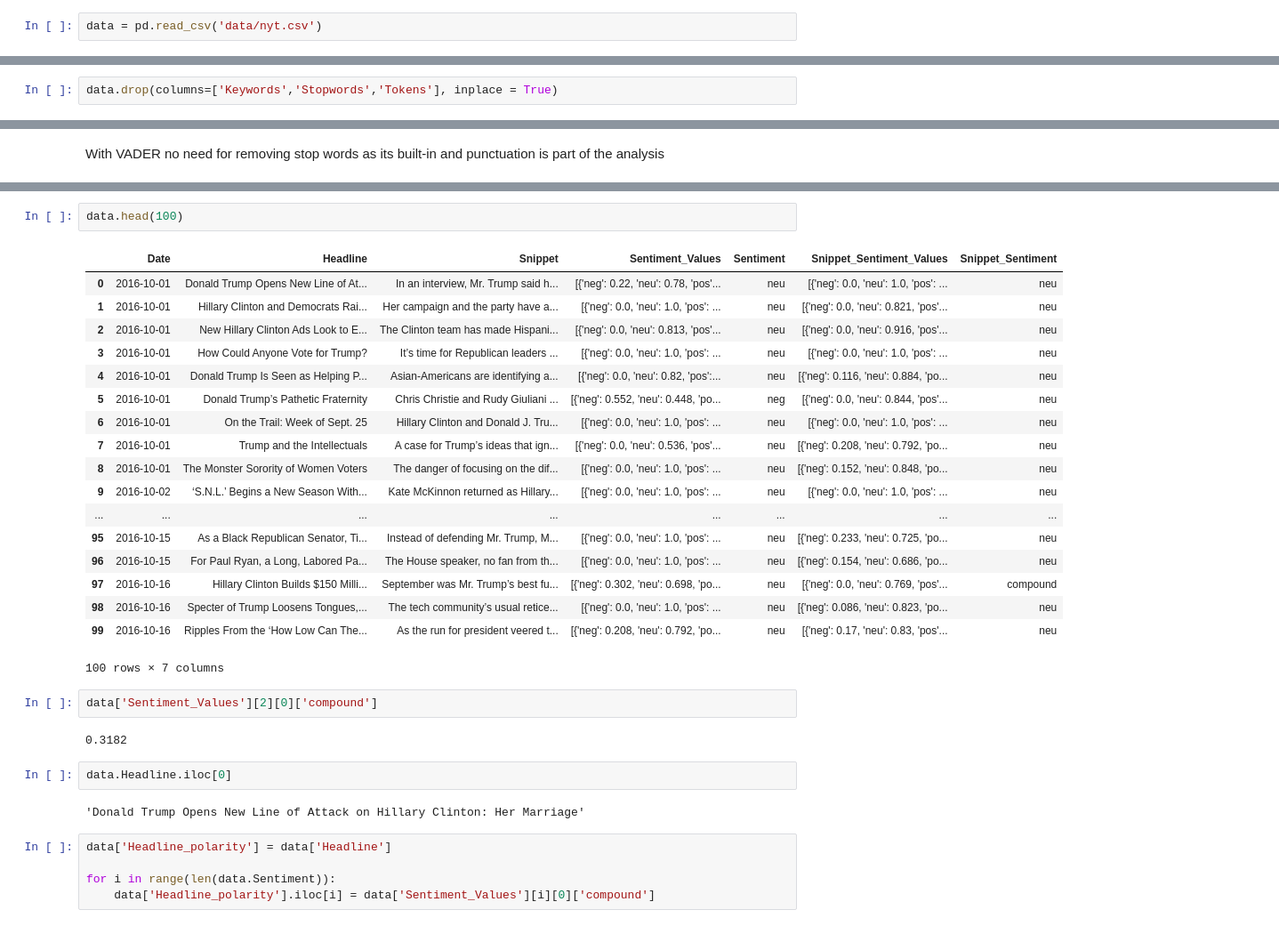
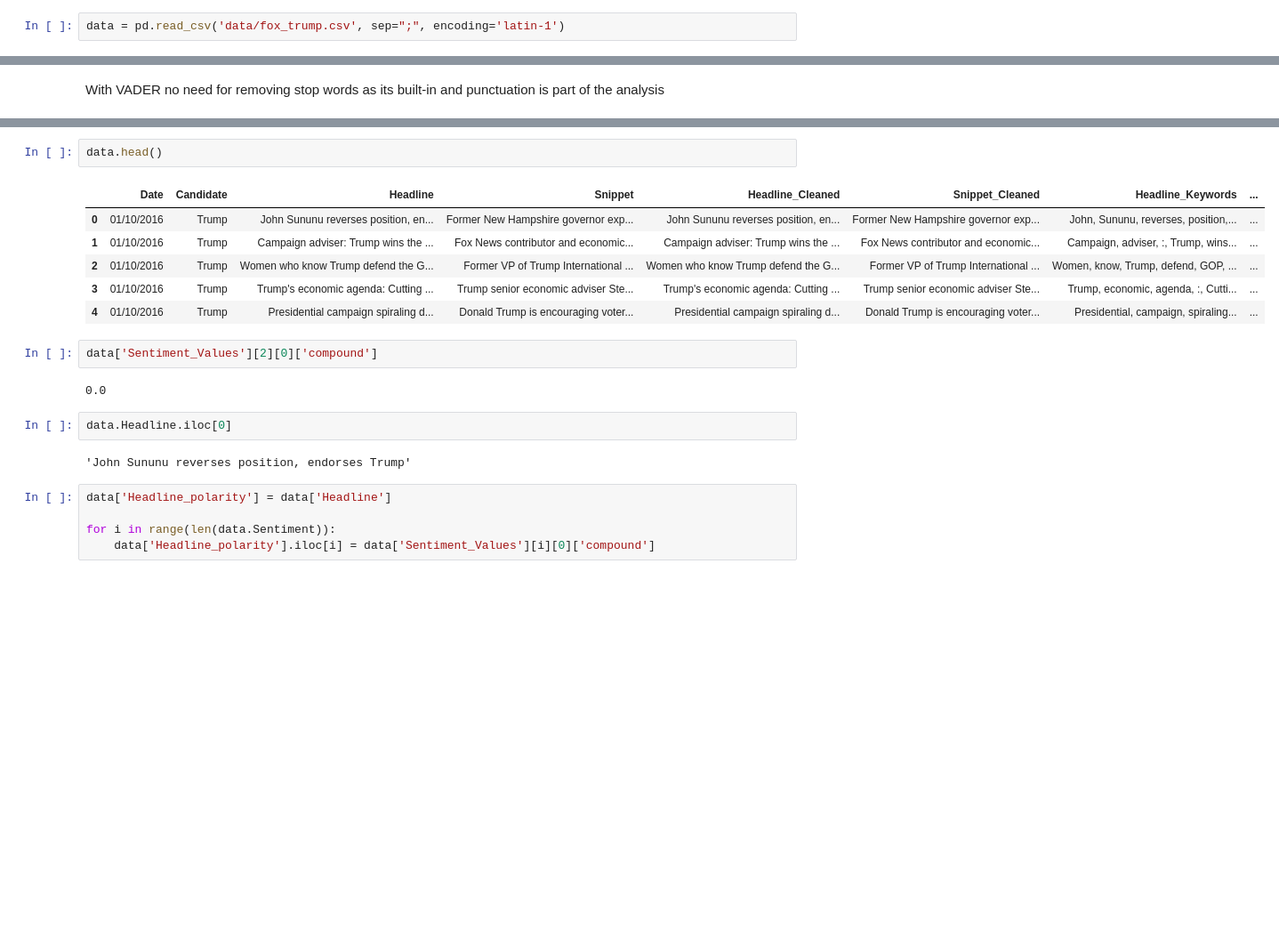
Before and after one commit to peterfnc/news_sentiment, a Jupyter notebook: NLP_Pipeline.ipynb, the cells around one changed output, grey strips where cells are left out. Shown at 89% size. Drawn from its saved outputs; the diff is of its cells as text; blank space fills up the shorter version.

Commit message:
Fox News data added

```diff
--- a/NLP_Pipeline.ipynb
+++ b/NLP_Pipeline.ipynb
@@ -36,7 +36,7 @@ display(HTML(data="""
 # %% [markdown]
 # Import Data
 # %%
-data = pd.read_csv('data/nyt.csv')
+data = pd.read_csv('data/fox_trump.csv', sep=";", encoding='latin-1')
 # %%
 data.head()
 # %% [output]
@@ -216,5 +219,3 @@ data.head()
-# %%
-data.drop(columns=['Keywords','Stopwords','Tokens'], inplace = True)
 # %% [markdown]
 # Sentiment
 # %% [markdown]
@@ -330,32 +327,20 @@ Her campaign and the party have a combined cash reserve of $150 million, setting
 # %%
-data.head(100)
+data.head()
 # %% [output]
-|  | Date | Headline | Snippet | Sentiment_Values | Sentiment | Snippet_Sentiment_Values | Snippet_Sentiment |
-| 0 | 2016-10-01 | Donald Trump Opens New Line of At... | In an interview, Mr. Trump said h... | [{'neg': 0.22, 'neu': 0.78, 'pos'... | neu | [{'neg': 0.0, 'neu': 1.0, 'pos': ... | neu |
-| 1 | 2016-10-01 | Hillary Clinton and Democrats Rai... | Her campaign and the party have a... | [{'neg': 0.0, 'neu': 1.0, 'pos': ... | neu | [{'neg': 0.0, 'neu': 0.821, 'pos'... | neu |
-| 2 | 2016-10-01 | New Hillary Clinton Ads Look to E... | The Clinton team has made Hispani... | [{'neg': 0.0, 'neu': 0.813, 'pos'... | neu | [{'neg': 0.0, 'neu': 0.916, 'pos'... | neu |
-| 3 | 2016-10-01 | How Could Anyone Vote for Trump? | It’s time for Republican leaders ... | [{'neg': 0.0, 'neu': 1.0, 'pos': ... | neu | [{'neg': 0.0, 'neu': 1.0, 'pos': ... | neu |
-| 4 | 2016-10-01 | Donald Trump Is Seen as Helping P... | Asian-Americans are identifying a... | [{'neg': 0.0, 'neu': 0.82, 'pos':... | neu | [{'neg': 0.116, 'neu': 0.884, 'po... | neu |
-| 5 | 2016-10-01 | Donald Trump’s Pathetic Fraternity | Chris Christie and Rudy Giuliani ... | [{'neg': 0.552, 'neu': 0.448, 'po... | neg | [{'neg': 0.0, 'neu': 0.844, 'pos'... | neu |
-| 6 | 2016-10-01 | On the Trail: Week of Sept. 25 | Hillary Clinton and Donald J. Tru... | [{'neg': 0.0, 'neu': 1.0, 'pos': ... | neu | [{'neg': 0.0, 'neu': 1.0, 'pos': ... | neu |
-| 7 | 2016-10-01 | Trump and the Intellectuals | A case for Trump’s ideas that ign... | [{'neg': 0.0, 'neu': 0.536, 'pos'... | neu | [{'neg': 0.208, 'neu': 0.792, 'po... | neu |
-| 8 | 2016-10-01 | The Monster Sorority of Women Voters | The danger of focusing on the dif... | [{'neg': 0.0, 'neu': 1.0, 'pos': ... | neu | [{'neg': 0.152, 'neu': 0.848, 'po... | neu |
-| 9 | 2016-10-02 | ‘S.N.L.’ Begins a New Season With... | Kate McKinnon returned as Hillary... | [{'neg': 0.0, 'neu': 1.0, 'pos': ... | neu | [{'neg': 0.0, 'neu': 1.0, 'pos': ... | neu |
-| ... | ... | ... | ... | ... | ... | ... | ... |
-| 95 | 2016-10-15 | As a Black Republican Senator, Ti... | Instead of defending Mr. Trump, M... | [{'neg': 0.0, 'neu': 1.0, 'pos': ... | neu | [{'neg': 0.233, 'neu': 0.725, 'po... | neu |
-| 96 | 2016-10-15 | For Paul Ryan, a Long, Labored Pa... | The House speaker, no fan from th... | [{'neg': 0.0, 'neu': 1.0, 'pos': ... | neu | [{'neg': 0.154, 'neu': 0.686, 'po... | neu |
-| 97 | 2016-10-16 | Hillary Clinton Builds $150 Milli... | September was Mr. Trump’s best fu... | [{'neg': 0.302, 'neu': 0.698, 'po... | neu | [{'neg': 0.0, 'neu': 0.769, 'pos'... | compound |
-| 98 | 2016-10-16 | Specter of Trump Loosens Tongues,... | The tech community’s usual retice... | [{'neg': 0.0, 'neu': 1.0, 'pos': ... | neu | [{'neg': 0.086, 'neu': 0.823, 'po... | neu |
-| 99 | 2016-10-16 | Ripples From the ‘How Low Can The... | As the run for president veered t... | [{'neg': 0.208, 'neu': 0.792, 'po... | neu | [{'neg': 0.17, 'neu': 0.83, 'pos'... | neu |
+|  | Date | Candidate | Headline | Snippet | Headline_Cleaned | Snippet_Cleaned | Headline_Keywords | ... |
+| 0 | 01/10/2016 | Trump | John Sununu reverses position, en... | Former New Hampshire governor exp... | John Sununu reverses position, en... | Former New Hampshire governor exp... | John, Sununu, reverses, position,... | ... |
+| 1 | 01/10/2016 | Trump | Campaign adviser: Trump wins the ... | Fox News contributor and economic... | Campaign adviser: Trump wins the ... | Fox News contributor and economic... | Campaign, adviser, :, Trump, wins... | ... |
+| 2 | 01/10/2016 | Trump | Women who know Trump defend the G... | Former VP of Trump International ... | Women who know Trump defend the G... | Former VP of Trump International ... | Women, know, Trump, defend, GOP, ... | ... |
+| 3 | 01/10/2016 | Trump | Trump's economic agenda: Cutting ... | Trump senior economic adviser Ste... | Trump's economic agenda: Cutting ... | Trump senior economic adviser Ste... | Trump, economic, agenda, :, Cutti... | ... |
+| 4 | 01/10/2016 | Trump | Presidential campaign spiraling d... | Donald Trump is encouraging voter... | Presidential campaign spiraling d... | Donald Trump is encouraging voter... | Presidential, campaign, spiraling... | ... |
-100 rows × 7 columns
 # %%
 data['Sentiment_Values'][2][0]['compound']
 # %% [output]
-0.3182
+0.0
 # %%
 data.Headline.iloc[0]
 # %% [output]
-'Donald Trump Opens New Line of Attack on Hillary Clinton: Her Marriage'
+'John Sununu reverses position, endorses Trump'
 # %%
 data['Headline_polarity'] = data['Headline']
 
```
Also changed, not shown: parts of 16 cells of this notebook, 15 other files.
